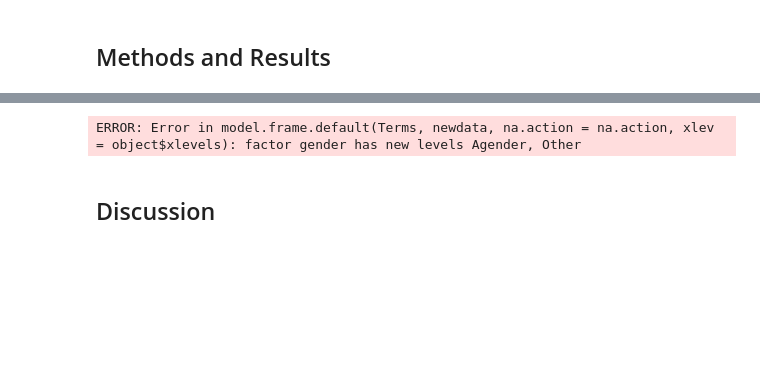
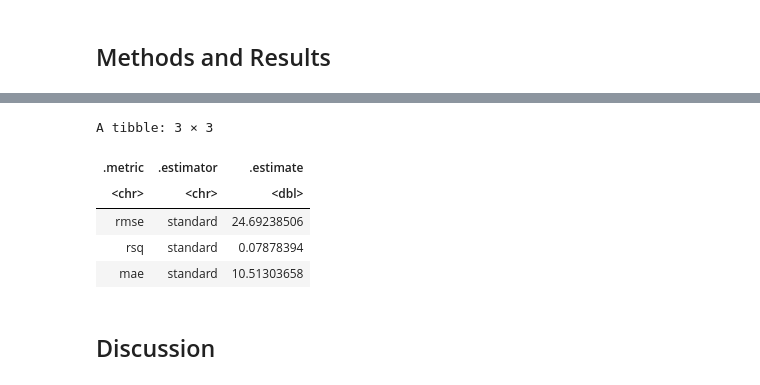
Before and after one commit to 0xc60f/dsci-100-2024w1-group-004-3, a Jupyter notebook: Untitled.ipynb, the cells around one changed output, grey strips where cells are left out. Drawn from its saved outputs; the diff is of its cells as text; code cells hidden in the pictures; blank space fills up the shorter version.

```diff
--- a/Untitled.ipynb
+++ b/Untitled.ipynb
@@ -63,28 +66,34 @@ A tibble: 6 × 7
 # %%
-set.seed(1991)
+set.seed(1992)
 
 players_split <- initial_split(players, prop = 0.75, strata = played_hours)
 players_train <- training(players_split)
 players_test <- testing(players_split)
 
-players_recipe <- recipe(played_hours ~ ., data = players_train)
+players_recipe <- recipe(played_hours ~ experience + subscribe + gender  + age, data = players_train)
 
 lm_spec <- linear_reg() |>
     set_engine("lm") |>
     set_mode("regression")
 
 lm_workflow <- workflow() |>
     add_recipe(players_recipe) |>
     add_model(lm_spec) |>
     fit(data = players_train)
 
 lm_workflow_results <- lm_workflow |>
     predict(players_test) |>
-    bind_cols(players_test)
+    bind_cols(players_test) |>
+    metrics(truth = played_hours, estimate = .pred)
 
 lm_workflow_results
 # %% [output]
-ERROR: Error in model.frame.default(Terms, newdata, na.action = na.action, xlev = object$xlevels): factor gender has new levels Agender, Other
+A tibble: 3 × 3
+| .metric | .estimator | .estimate |
+| <chr> | <chr> | <dbl> |
+| rmse | standard | 24.69238506 |
+| rsq | standard | 0.07878394 |
+| mae | standard | 10.51303658 |
 # %% [markdown]
 ## Discussion
 # %% [markdown]
```
Also changed, not shown: parts of 3 cells of this notebook.
